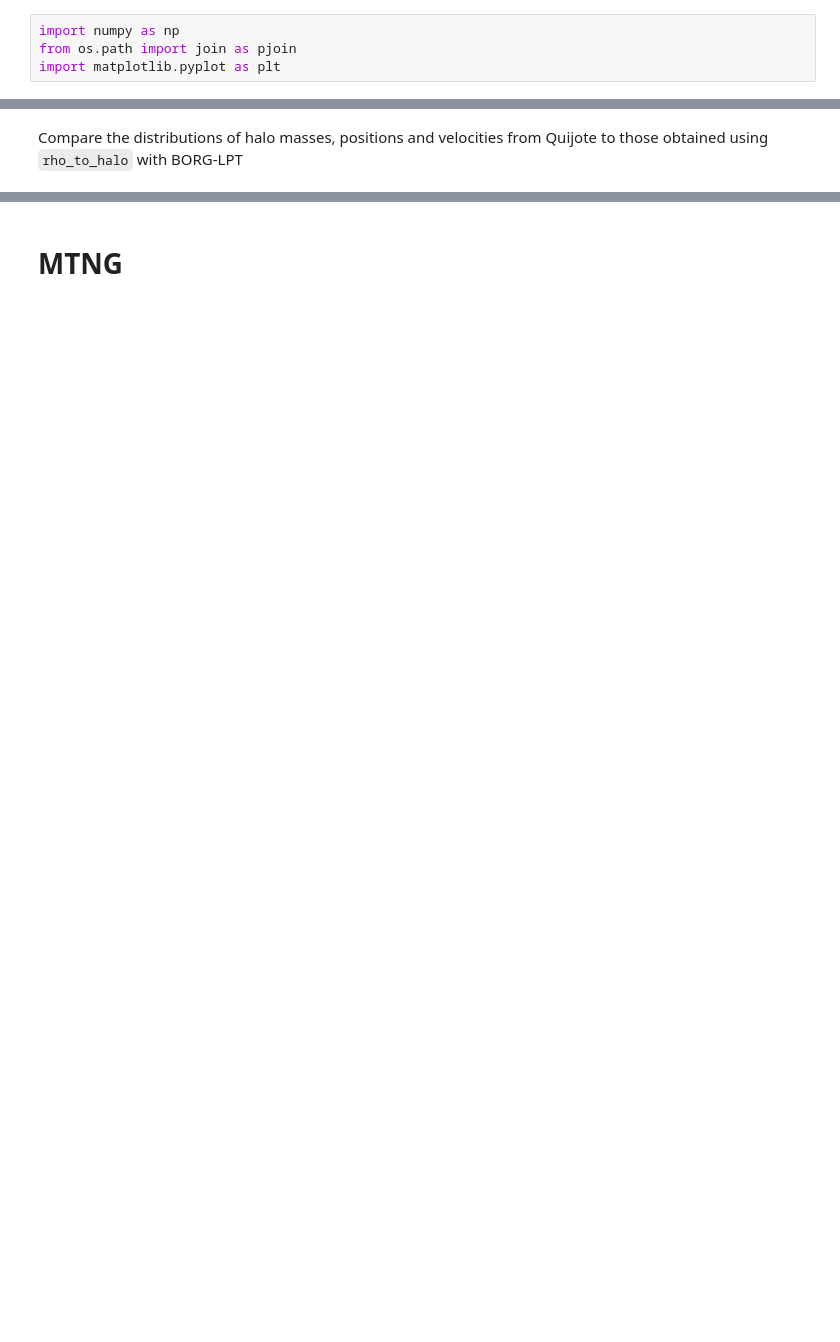
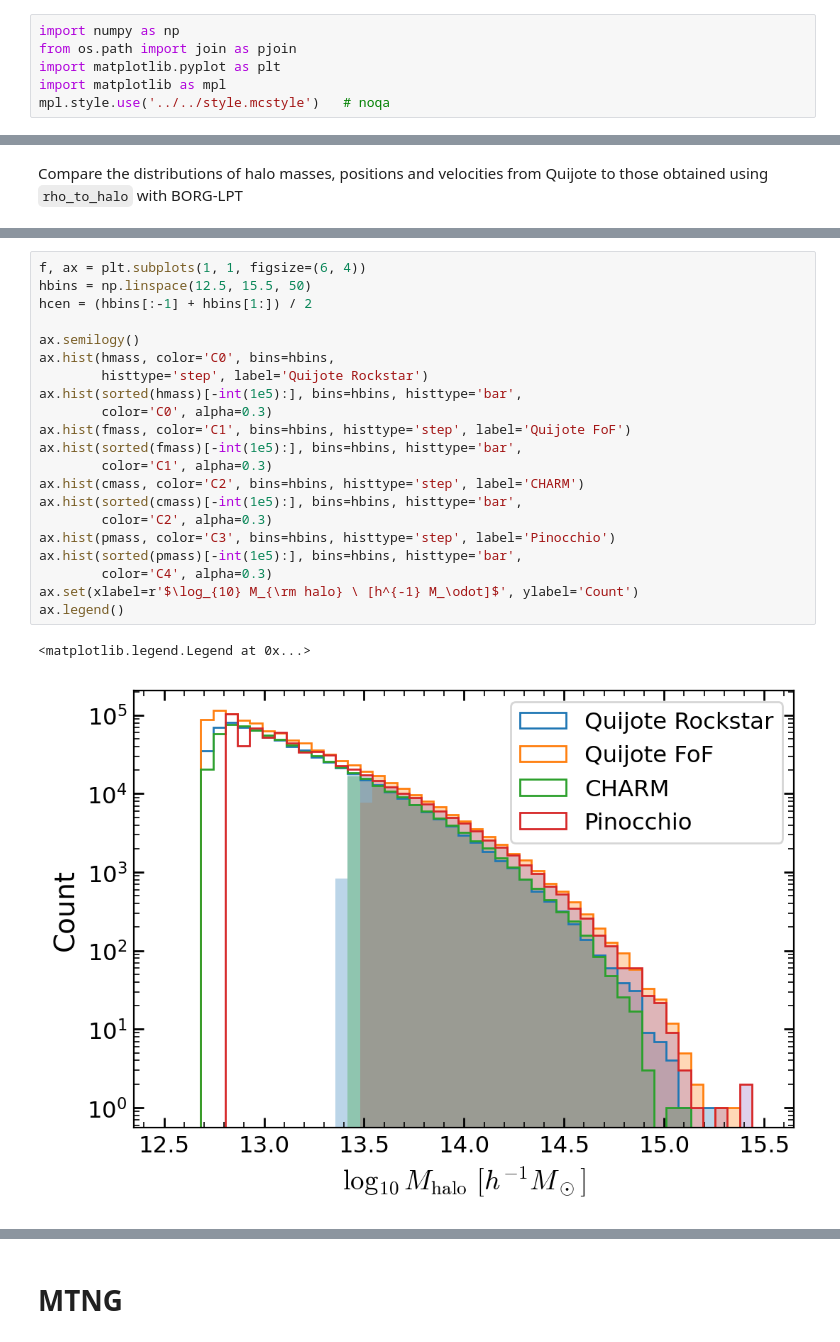
Before and after one commit to maho3/ltu-gobig, a Jupyter notebook: scripts/preprocess_existing_sims/check_quijote.ipynb, the cells around one changed output, grey strips where cells are left out. Cells and saved outputs as stored; diff of their text form; blank space fills up the shorter version.

```diff
--- a/scripts/preprocess_existing_sims/check_quijote.ipynb
+++ b/scripts/preprocess_existing_sims/check_quijote.ipynb
@@ -2,4 +2,6 @@
 import numpy as np
 from os.path import join as pjoin
 import matplotlib.pyplot as plt
+import matplotlib as mpl
+mpl.style.use('../../style.mcstyle')   # noqa
 # %% [markdown]
@@ -55,0 +107,24 @@ FileNotFoundError: [Errno 2] No such file or directory: '/anvil/scratch/x-mho1/c
+# %%
+f, ax = plt.subplots(1, 1, figsize=(6, 4))
+hbins = np.linspace(12.5, 15.5, 50)
+hcen = (hbins[:-1] + hbins[1:]) / 2
+
+ax.semilogy()
+ax.hist(hmass, color='C0', bins=hbins,
+        histtype='step', label='Quijote Rockstar')
+ax.hist(sorted(hmass)[-int(1e5):], bins=hbins, histtype='bar',
+        color='C0', alpha=0.3)
+ax.hist(fmass, color='C1', bins=hbins, histtype='step', label='Quijote FoF')
+ax.hist(sorted(fmass)[-int(1e5):], bins=hbins, histtype='bar',
+        color='C1', alpha=0.3)
+ax.hist(cmass, color='C2', bins=hbins, histtype='step', label='CHARM')
+ax.hist(sorted(cmass)[-int(1e5):], bins=hbins, histtype='bar',
+        color='C2', alpha=0.3)
+ax.hist(pmass, color='C3', bins=hbins, histtype='step', label='Pinocchio')
+ax.hist(sorted(pmass)[-int(1e5):], bins=hbins, histtype='bar',
+        color='C4', alpha=0.3)
+ax.set(xlabel=r'$\log_{10} M_{\rm halo} \ [h^{-1} M_\odot]$', ylabel='Count')
+ax.legend()
+# %% [output]
+<matplotlib.legend.Legend at 0x...>
+[figure, added]
```
Also changed, not shown: parts of 6 cells of this notebook, 20 other files.
